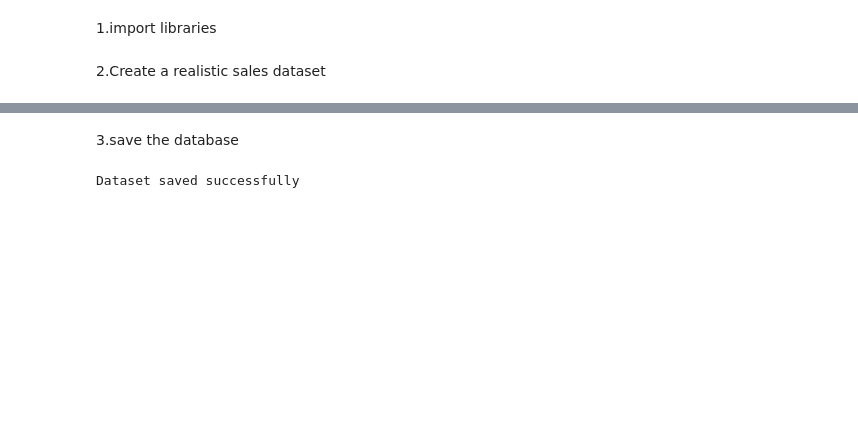
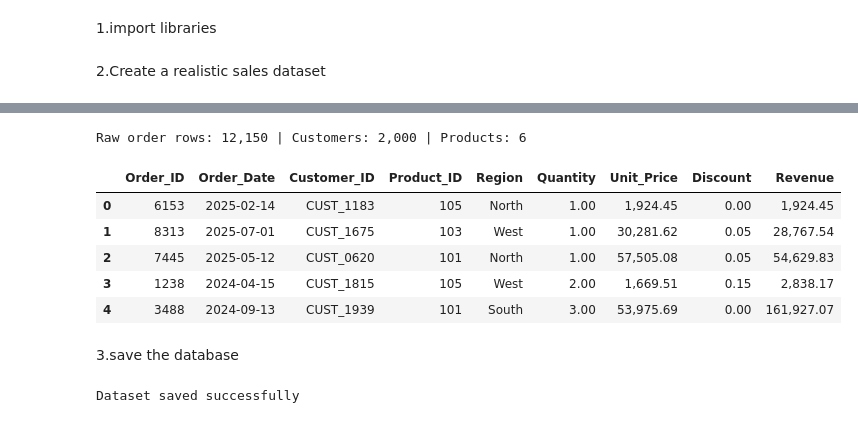
Before and after one commit to sradha8658/Sales-Performance-Revenue-Analysis-Dashboard, a Jupyter notebook: Sales_Performance_Revenue_Analysis.ipynb, the cells around one changed output, grey strips where cells are left out. Saved outputs shown, nothing was run; the diff lists cells and outputs as text; code cells hidden in the pictures; blank space fills up the shorter version.

```diff
--- a/Sales_Performance_Revenue_Analysis.ipynb
+++ b/Sales_Performance_Revenue_Analysis.ipynb
@@ -46,3 +18,76 @@ df.head()
+# %%
+rng = np.random.default_rng(42)
+N = 12000
+REGIONS = ['North', 'South', 'East', 'West']
+
+# --- Product master ---
+products = pd.DataFrame({
+    'Product_ID':   [101, 102, 103, 104, 105, 106],
+    'Product_Name': ['Laptop', 'Mobile', 'Tablet', 'Monitor', 'Keyboard', 'Headphones'],
+    'Category':     ['Computing', 'Mobile', 'Mobile', 'Computing', 'Accessories', 'Accessories'],
+    'Base_Price':   [55000, 22000, 30000, 14000, 1800, 3500],
+})
+
+# --- Customer master ---
+customers = pd.DataFrame({
+    'Customer_ID': [f'CUST_{i:04d}' for i in range(1, 2001)],
+    'Region':  rng.choice(REGIONS, 2000, p=[0.22, 0.24, 0.20, 0.34]),
+    'Segment': rng.choice(['Consumer', 'Corporate', 'Small Business'], 2000, p=[0.55, 0.25, 0.20]),
+})
+
+# --- Orders with seasonality + growth ---
+days = pd.date_range('2024-01-01', '2025-12-31', freq='D')
+month_weight = np.array([0.8, 0.8, 0.9, 0.9, 1.0, 1.0, 1.0, 1.05, 1.1, 1.3, 1.5, 1.4])
+w = month_weight[days.month - 1] * np.where(days.year == 2025, 1.15, 1.0)
+order_dates = rng.choice(days, N, p=w / w.sum())
+
+sales = pd.DataFrame({
+    'Order_Date':  pd.to_datetime(order_dates),
+    'Customer_ID': rng.choice(customers['Customer_ID'], N),
+    'Product_ID':  rng.choice(products['Product_ID'], N, p=[0.12, 0.25, 0.12, 0.13, 0.20, 0.18]),
+}).sort_values('Order_Date').reset_index(drop=True)
+sales.insert(0, 'Order_ID', np.arange(1, N + 1))
+
+sales = sales.merge(customers[['Customer_ID', 'Region']], on='Customer_ID', how='left')
+base_price = sales['Product_ID'].map(products.set_index('Product_ID')['Base_Price'])
+sales['Quantity']   = np.where(sales['Product_ID'].isin([105, 106]), rng.integers(1, 6, N), rng.integers(1, 4, N))
+sales['Unit_Price'] = (base_price * rng.uniform(0.9, 1.1, N)).round(2)
+sales['Discount']   = rng.choice([0, 0.05, 0.10, 0.15], N, p=[0.5, 0.25, 0.15, 0.10])
+sales['Revenue']    = (sales['Quantity'] * sales['Unit_Price'] * (1 - sales['Discount'])).round(2)
+sales['Order_Date'] = sales['Order_Date'].dt.strftime('%Y-%m-%d')
+
+# --- Inject realistic data-quality problems ---
+raw = sales.copy()
+def pick(k, mask=None):
+    pool = raw.index if mask is None else raw.index[mask]
+    return rng.choice(pool, k, replace=False)
+
+i = pick(120); raw.loc[i, 'Region'] = raw.loc[i, 'Region'].str.lower()        # 'north'
+i = pick(80);  raw.loc[i, 'Region'] = raw.loc[i, 'Region'] + ' '               # 'North '
+i = pick(60);  raw.loc[i, 'Region'] = np.nan                                   # missing region
+i = pick(90);  raw.loc[i, 'Unit_Price'] = np.nan                               # missing price
+i = pick(40);  raw.loc[i, 'Quantity'] = np.nan                                 # missing quantity
+i = pick(25);  raw.loc[i, 'Quantity'] = -raw.loc[i, 'Quantity']                # negative quantity
+i = pick(100); raw.loc[i, 'Order_Date'] = pd.to_datetime(raw.loc[i, 'Order_Date']).dt.strftime('%d-%m-%Y')  # mixed date format
+ok = (raw['Quantity'] > 0) & raw['Unit_Price'].notna() & (raw['Discount'] > 0)
+i = pick(70, ok.values); raw.loc[i, 'Revenue'] = (raw.loc[i, 'Quantity'] * raw.loc[i, 'Unit_Price']).round(2)  # discount ignored
+
+dups = raw.sample(150, random_state=1)                                         # duplicate rows
+raw = pd.concat([raw, dups]).sample(frac=1, random_state=2).reset_index(drop=True)
+
+raw.to_csv('raw_sales.csv', index=False)
+customers.to_csv('customers.csv', index=False)
+products.to_csv('products.csv', index=False)
+print(f'Raw order rows: {len(raw):,} | Customers: {len(customers):,} | Products: {len(products)}')
+raw.head()
+# %% [output]
+Raw order rows: 12,150 | Customers: 2,000 | Products: 6
+|  | Order_ID | Order_Date | Customer_ID | Product_ID | Region | Quantity | Unit_Price | Discount | Revenue |
+| 0 | 6153 | 2025-02-14 | CUST_1183 | 105 | North | 1.00 | 1,924.45 | 0.00 | 1,924.45 |
+| 1 | 8313 | 2025-07-01 | CUST_1675 | 103 | West | 1.00 | 30,281.62 | 0.05 | 28,767.54 |
+| 2 | 7445 | 2025-05-12 | CUST_0620 | 101 | North | 1.00 | 57,505.08 | 0.05 | 54,629.83 |
+| 3 | 1238 | 2024-04-15 | CUST_1815 | 105 | West | 2.00 | 1,669.51 | 0.15 | 2,838.17 |
+| 4 | 3488 | 2024-09-13 | CUST_1939 | 101 | South | 3.00 | 53,975.69 | 0.00 | 161,927.07 |
 # %% [markdown]
 3.save the database
 # %%
```
Also changed, not shown: parts of 53 cells of this notebook.
